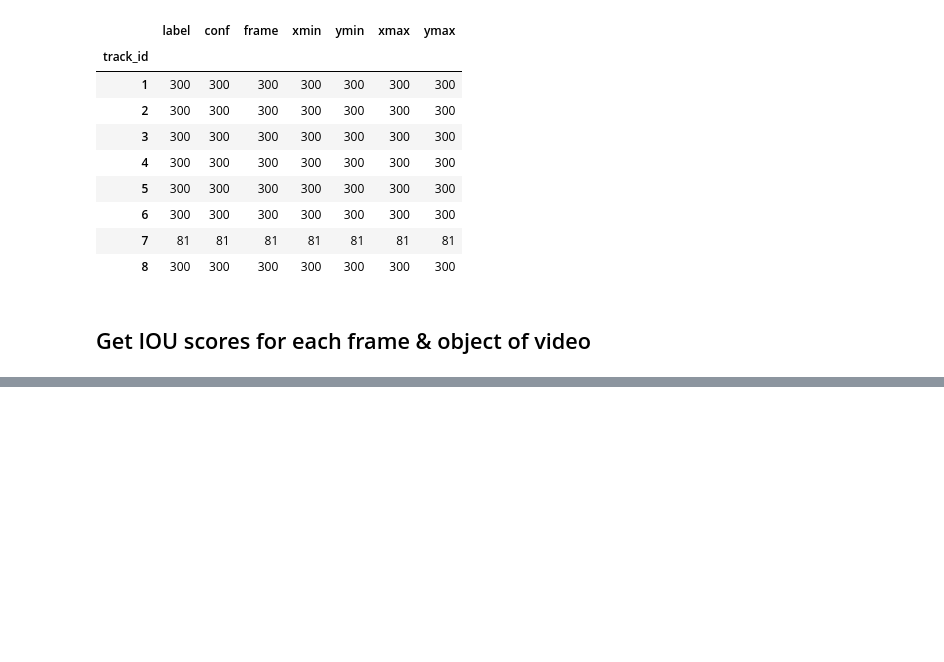
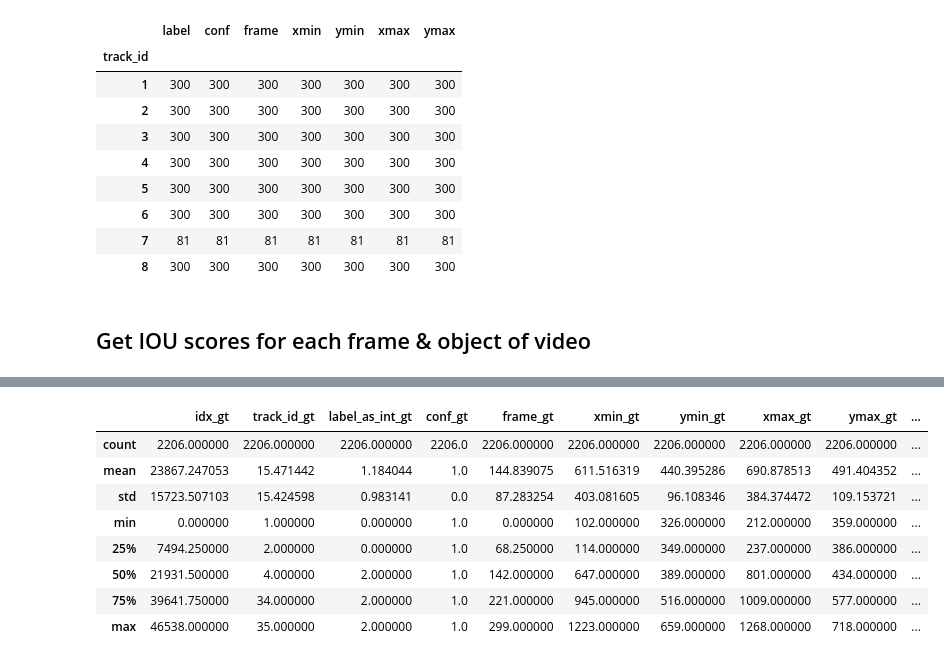
Before and after one commit to DawdlingDaedalus/VIRAT, a Jupyter notebook: analysis/06_26_2023_YOLOv8_300_Frames_IOU.ipynb, the cells around one changed output, grey strips where cells are left out. Cells and saved outputs as stored; diff of their text form; code cells hidden in the pictures; blank space fills up the shorter version.

```diff
--- a/analysis/06_26_2023_YOLOv8_300_Frames_IOU.ipynb
+++ b/analysis/06_26_2023_YOLOv8_300_Frames_IOU.ipynb
@@ -377,0 +528,12 @@ df_pred.groupby('track_id').count()
+# %%
+df_matched.describe()
+# %% [output]
+|  | idx_gt | track_id_gt | label_as_int_gt | conf_gt | frame_gt | xmin_gt | ymin_gt | xmax_gt | ymax_gt | ... |
+| count | 2206.000000 | 2206.000000 | 2206.000000 | 2206.0 | 2206.000000 | 2206.000000 | 2206.000000 | 2206.000000 | 2206.000000 | ... |
+| mean | 23867.247053 | 15.471442 | 1.184044 | 1.0 | 144.839075 | 611.516319 | 440.395286 | 690.878513 | 491.404352 | ... |
+| std | 15723.507103 | 15.424598 | 0.983141 | 0.0 | 87.283254 | 403.081605 | 96.108346 | 384.374472 | 109.153721 | ... |
+| min | 0.000000 | 1.000000 | 0.000000 | 1.0 | 0.000000 | 102.000000 | 326.000000 | 212.000000 | 359.000000 | ... |
+| 25% | 7494.250000 | 2.000000 | 0.000000 | 1.0 | 68.250000 | 114.000000 | 349.000000 | 237.000000 | 386.000000 | ... |
+| 50% | 21931.500000 | 4.000000 | 2.000000 | 1.0 | 142.000000 | 647.000000 | 389.000000 | 801.000000 | 434.000000 | ... |
+| 75% | 39641.750000 | 34.000000 | 2.000000 | 1.0 | 221.000000 | 945.000000 | 516.000000 | 1009.000000 | 577.000000 | ... |
+| max | 46538.000000 | 35.000000 | 2.000000 | 1.0 | 299.000000 | 1223.000000 | 659.000000 | 1268.000000 | 718.000000 | ... |
```
Also changed, not shown: parts of 12 cells of this notebook.
